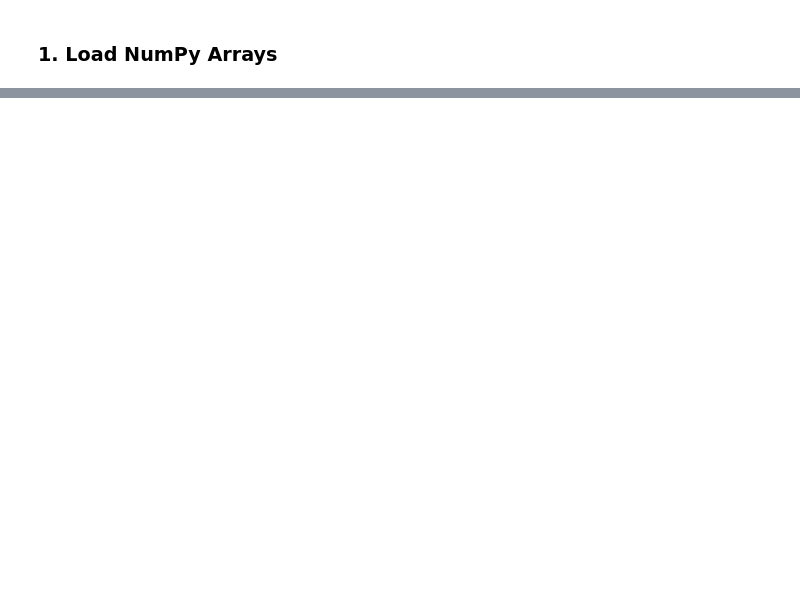
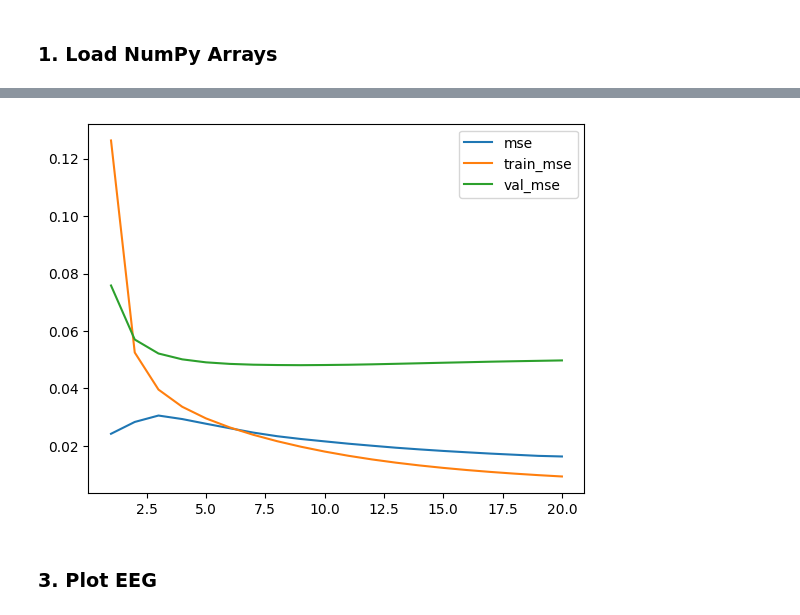
Before and after one commit to stephanieyflu/EEGdenoiseNet, a Jupyter notebook: vis_eeg.ipynb, the cells around one changed output, grey strips where cells are left out. Saved outputs shown, nothing was run; the diff lists cells and outputs as text; code cells hidden in the pictures; blank space fills up the shorter version.

Commit message:
Plot EEG samples and loss history

```diff
--- a/vis_eeg.ipynb
+++ b/vis_eeg.ipynb
@@ -31,0 +46,3 @@ plt.show()
+# %%
+loss_history = loss_history[0]
+loss_history.keys()
@@ -31,0 +51,3 @@ plt.show()
+# %%
+grads = loss_history['grads']
+mse = grads['mse']
@@ -31,0 +77,4 @@ plt.show()
+# %%
+loss = loss_history['loss']
+train_mse = loss['train_mse']
+val_mse = loss['val_mse']
@@ -31,0 +104,2 @@ plt.show()
+# %%
+val_mse = [elem.numpy() for elem in val_mse]
@@ -31,0 +129,11 @@ plt.show()
+# %%
+epoch = np.linspace(1, 20, 20)
+plt.plot(epoch, mse)
+plt.plot(epoch, train_mse)
+plt.plot(epoch, val_mse)
+plt.legend(['mse', 'train_mse', 'val_mse'])
+plt.show()
+# %% [output]
+[figure, added]
+# %% [markdown]
+### 3. Plot EEG
```
Also changed, not shown: parts of 14 cells of this notebook.
